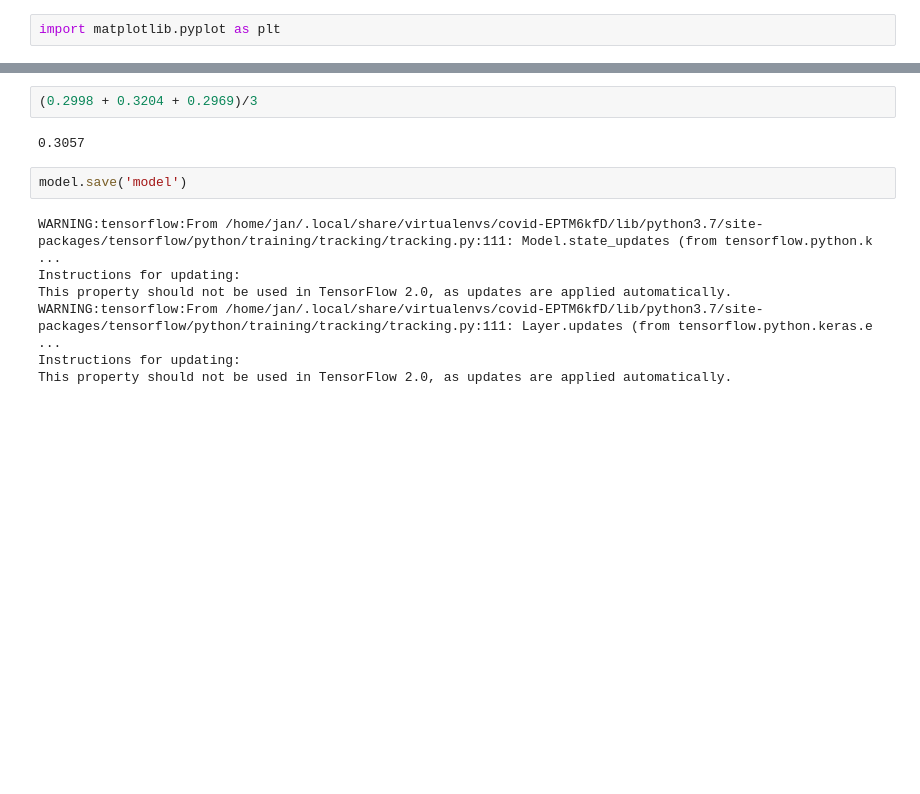
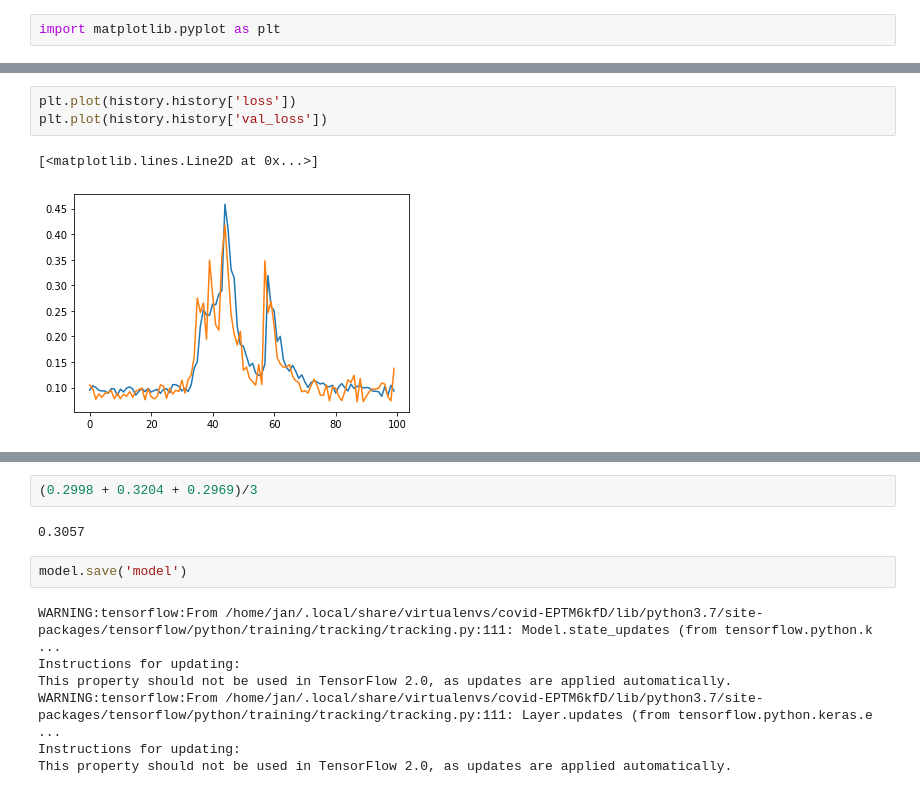
Before and after one commit to JanKapala/OpenVaccine-COVID-19-mRNA-Vaccine-Degradation-Prediction, a Jupyter notebook: Covid.ipynb, the cells around one changed output, grey strips where cells are left out. Saved outputs shown, nothing was run; the diff lists cells and outputs as text; blank space fills up the shorter version.

```diff
--- a/Covid.ipynb
+++ b/Covid.ipynb
@@ -601,0 +598,6 @@ import matplotlib.pyplot as plt
+# %%
+plt.plot(history.history['loss'])
+plt.plot(history.history['val_loss'])
+# %% [output]
+[<matplotlib.lines.Line2D at 0x...>]
+[figure, added]
```
Also changed, not shown: parts of 19 cells of this notebook.
